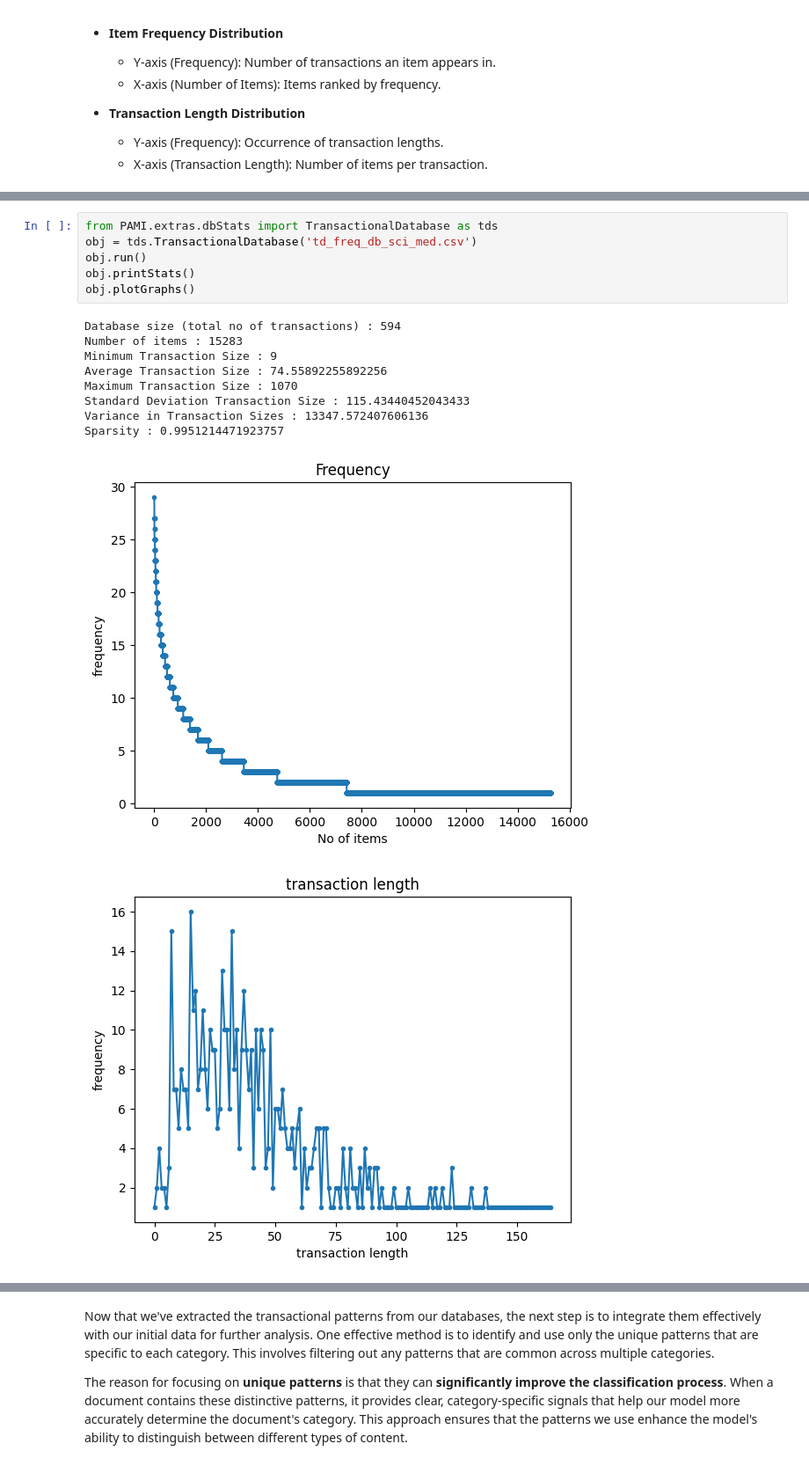
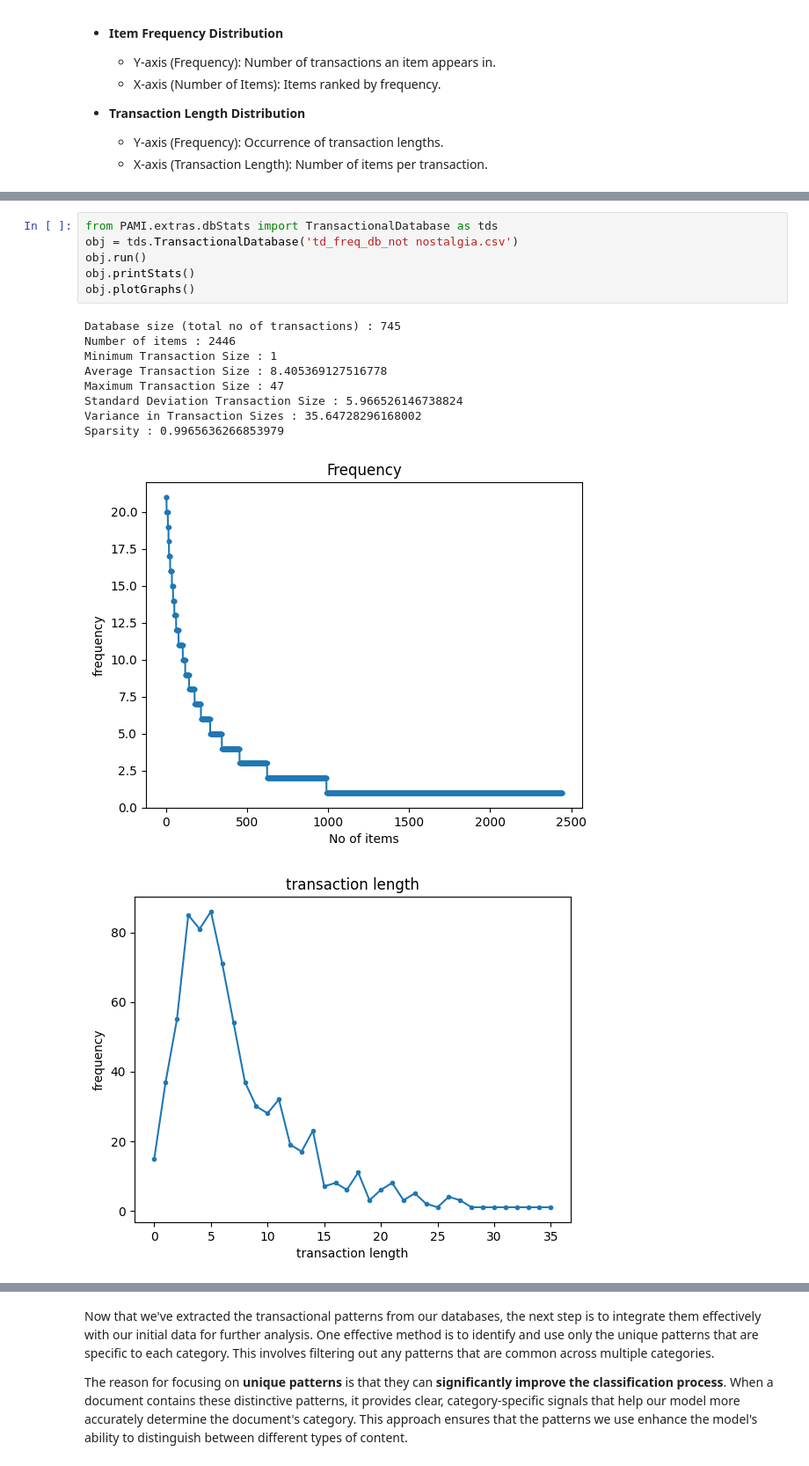
Before and after one commit to fredy1201/DM2024-Lab1-Homework, a Jupyter notebook: DM2024-Lab1-Homework.ipynb, the cells around one changed output, grey strips where cells are left out. Shown at 88% size. Drawn from its saved outputs; the diff is of its cells as text.

```diff
--- a/DM2024-Lab1-Homework.ipynb
+++ b/DM2024-Lab1-Homework.ipynb
@@ -1075,17 +855,17 @@ Sparsity : 0.995637745806304
 # %%
 from PAMI.extras.dbStats import TransactionalDatabase as tds
-obj = tds.TransactionalDatabase('td_freq_db_sci_med.csv')
+obj = tds.TransactionalDatabase('td_freq_db_not nostalgia.csv')
 obj.run()
 obj.printStats()
 obj.plotGraphs()
 # %% [output]
-Database size (total no of transactions) : 594
-Number of items : 15283
-Minimum Transaction Size : 9
-Average Transaction Size : 74.55892255892256
-Maximum Transaction Size : 1070
-Standard Deviation Transaction Size : 115.43440452043433
-Variance in Transaction Sizes : 13347.572407606136
-Sparsity : 0.9951214471923757
+Database size (total no of transactions) : 745
+Number of items : 2446
+Minimum Transaction Size : 1
+Average Transaction Size : 8.405369127516778
+Maximum Transaction Size : 47
+Standard Deviation Transaction Size : 5.966526146738824
+Variance in Transaction Sizes : 35.64728296168002
+Sparsity : 0.9965636266853979
-[figure, old version]
+[figure, new version]
-[figure, old version]
+[figure, new version]
```
Also changed, not shown: parts of 105 cells of this notebook, 4 other files.
